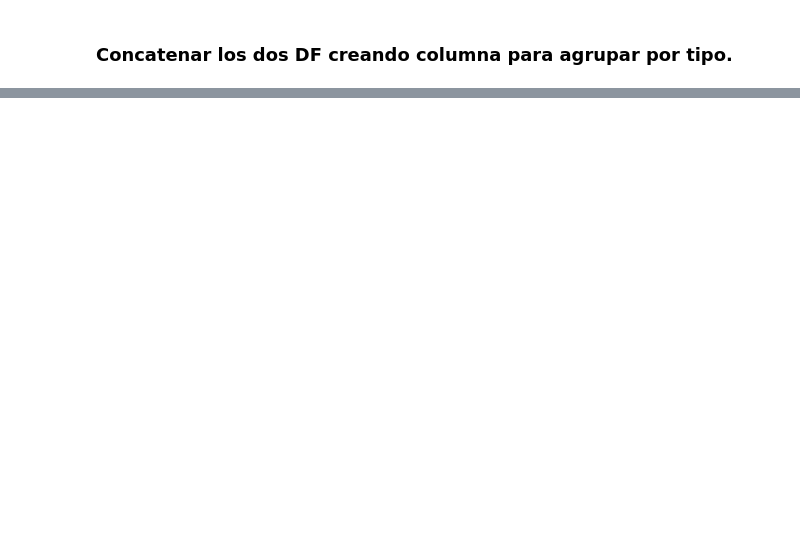
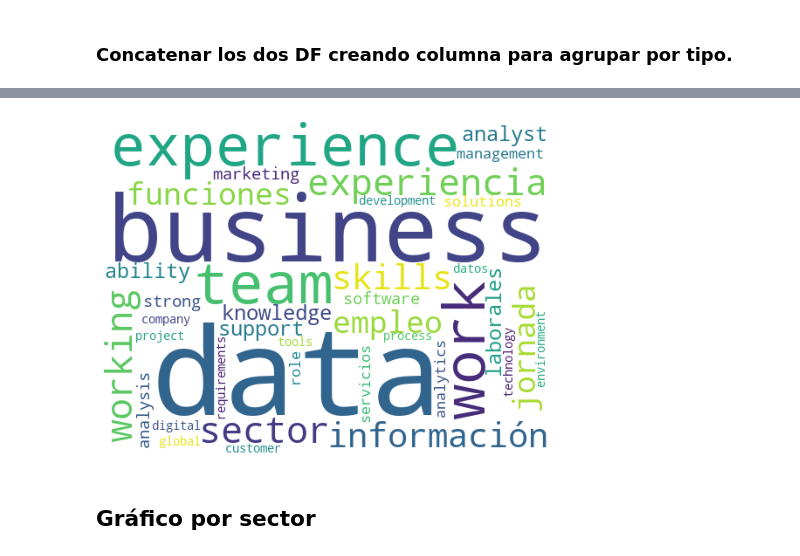
Before and after one commit to cespanac/EDA_DS_Market, a Jupyter notebook: Gráficas.ipynb, the cells around one changed output, grey strips where cells are left out. Cells and saved outputs as stored; diff of their text form; code cells hidden in the pictures; blank space fills up the shorter version.

```diff
--- a/Gráficas.ipynb
+++ b/Gráficas.ipynb
@@ -178,0 +423,2 @@ AttributeError: module 'plotly.validators.bar' has no attribute 'ErrorXValidator
+# %%
+desc_da.rename('Suma palabras', inplace=True)
@@ -178,0 +469,6 @@ AttributeError: module 'plotly.validators.bar' has no attribute 'ErrorXValidator
+# %%
+desc_da = pd.DataFrame(desc_da)
+# %%
+desc_da.reset_index(inplace=True)
+# %%
+desc_da.rename(columns = {'index': 'Palabra'}, inplace=True)
@@ -178,0 +477,16 @@ AttributeError: module 'plotly.validators.bar' has no attribute 'ErrorXValidator
+# %%
+# data prepararion
+
+plt.subplots(figsize=(8,8))
+wordcloud = WordCloud(
+                          background_color='white',
+                          width=512,
+                          height=384
+                         ).generate(" ".join(desc_da['Palabra']))
+plt.imshow(wordcloud)
+plt.axis('off')
+plt.savefig('graph.png')
+
+plt.show()
+# %% [output]
+[figure, added]
@@ -178,0 +495,2 @@ AttributeError: module 'plotly.validators.bar' has no attribute 'ErrorXValidator
+# %% [markdown]
+## Gráfico por sector
```
Also changed, not shown: parts of 96 cells of this notebook, 3 other files.
